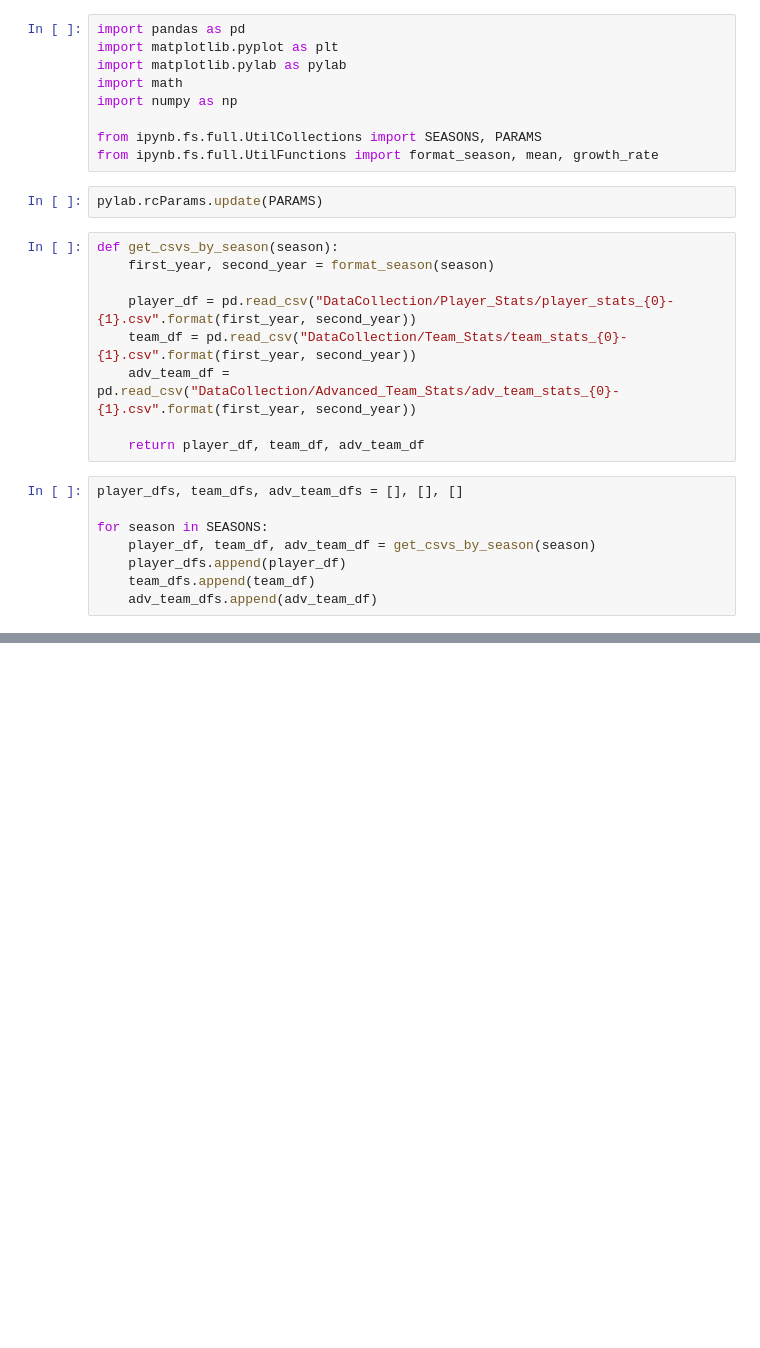
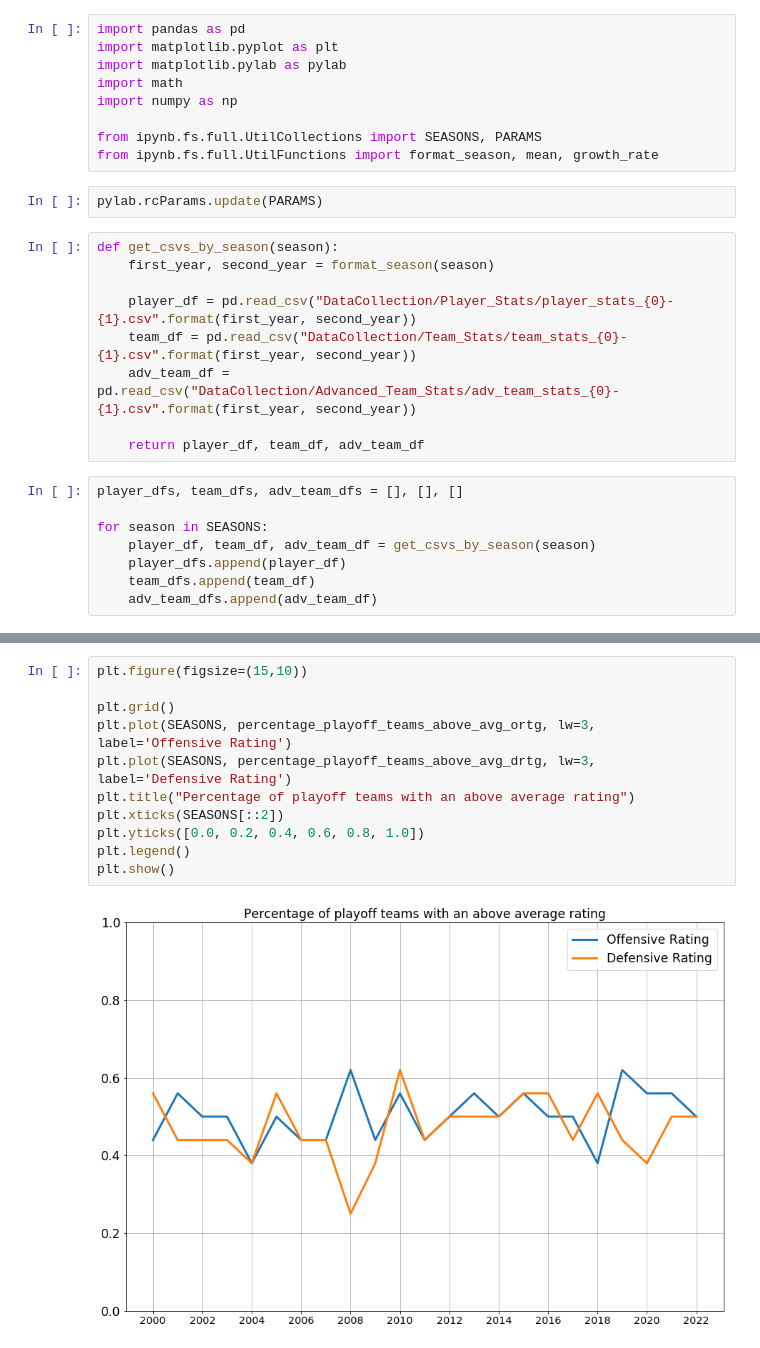
Before and after one commit to mibrahimfm/NBA-analysis, a Jupyter notebook: Offense vs Defense.ipynb, the cells around one changed output, grey strips where cells are left out. Drawn from its saved outputs; the diff is of its cells as text; blank space fills up the shorter version.

```diff
--- a/Offense vs Defense.ipynb
+++ b/Offense vs Defense.ipynb
@@ -158,0 +127,13 @@ plt.show()
+# %%
+plt.figure(figsize=(15,10))
+
+plt.grid()
+plt.plot(SEASONS, percentage_playoff_teams_above_avg_ortg, lw=3, label='Offensive Rating')
+plt.plot(SEASONS, percentage_playoff_teams_above_avg_drtg, lw=3, label='Defensive Rating')
+plt.title("Percentage of playoff teams with an above average rating")
+plt.xticks(SEASONS[::2])
+plt.yticks([0.0, 0.2, 0.4, 0.6, 0.8, 1.0])
+plt.legend()
+plt.show()
+# %% [output]
+[figure, added]
```
Also changed, not shown: parts of 11 cells of this notebook, 2 other files.
